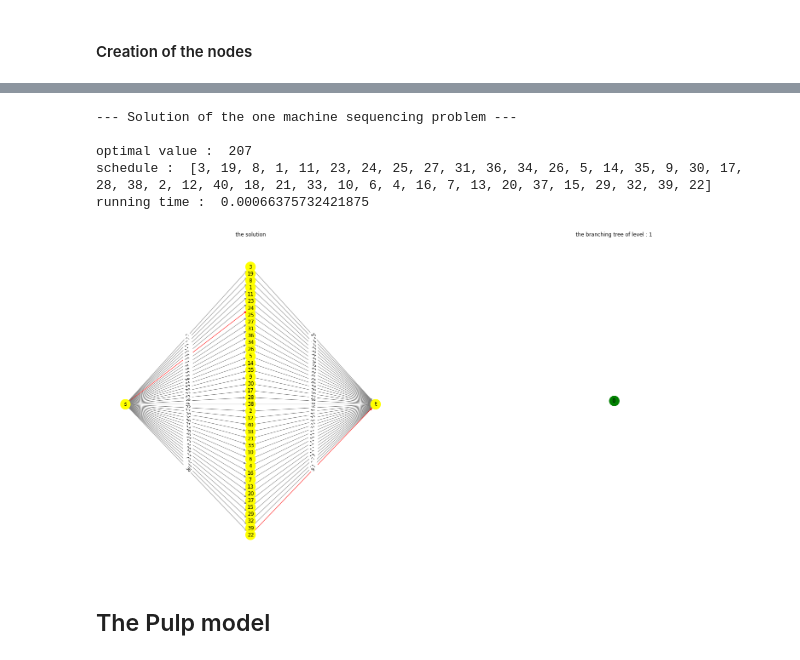
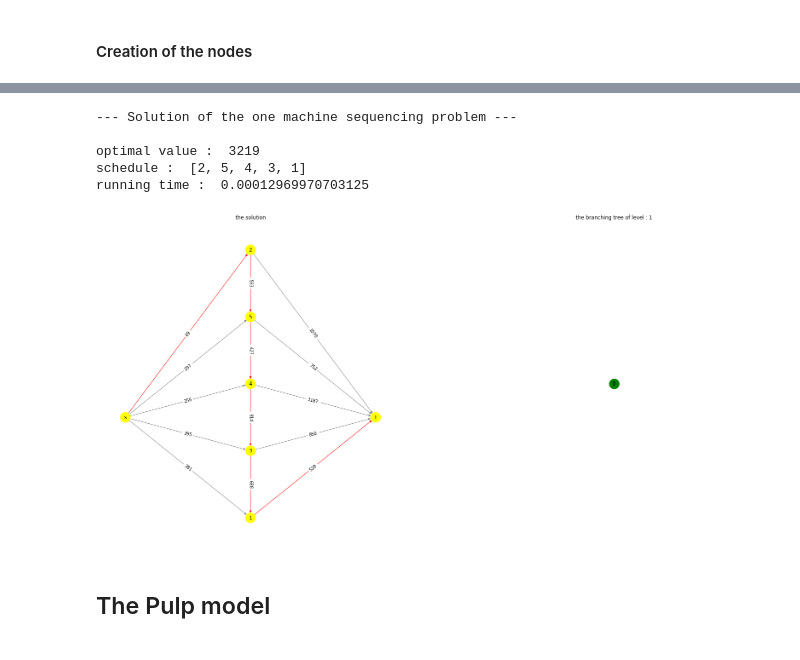
Before and after one commit to lolofo/ro_project_4gm, a Jupyter notebook: project_final/final_project.ipynb, the cells around one changed output, grey strips where cells are left out. Saved outputs shown, nothing was run; the diff lists cells and outputs as text; code cells hidden in the pictures.

```diff
--- a/project_final/final_project.ipynb
+++ b/project_final/final_project.ipynb
@@ -22,6 +28,9 @@ import time                         # evaluate the the performance of the algori
 ### Main structure
 # %%
 class Node :
+    '''
+    definition of the attributes of the class
+    '''
 
     def __init__ (self , N , a , d , q) :
 
@@ -44,7 +53,7 @@ class Node :
             k+=1
 
 
-        # lower bound of the problem
+        # local lower bound
         self._LB = -math.inf
 
         #   attribut to link the nodes in a tree.
@@ -556,7 +579,6 @@ def branch_n_bound(N , a , d , q , msg = 0) :
     Queue = []      # list of nodes to process (a list of integers with the index of nodes to process in the Tree)
     UB = math.inf   # set the upper bound to a sufficiently large number
 
-    eps = 0.0001      # an optimality tolerance of %0.01
     incumbent = []  # initialize the incumbent solution
 
     root = Node(N , a , d , q)      # at the root node no variables are fixed
@@ -565,11 +587,12 @@ def branch_n_bound(N , a , d , q , msg = 0) :
     Queue.append(0)
 
     LB = root._lower_bound(N)
+    root._LB = LB
 
 
     order = 0
 
-    while (Queue!=[] and np.abs(UB-LB)>eps) :                     #   while there is nodes to treat :
+    while (Queue!=[] and np.abs(UB-LB)>=1) :                     #   while there is nodes to treat :
 
         currentindex = Queue[0]             # note that we follow a first-in-first-out node processing strategy
         currentnode = Tree[currentindex]
@@ -588,10 +611,11 @@ def branch_n_bound(N , a , d , q , msg = 0) :
         #   --> update of the upper bound
         #   --> update of the current solution
 
-        if currentUB <= UB :
+        if currentUB < UB :
             UB = currentUB
             incumbent = shr_schedule
             currentnode._update_sol = True  # this node made the current solution better
+
 
 
         if (output['status']=='not_optimal') :
@@ -607,27 +631,25 @@ def branch_n_bound(N , a , d , q , msg = 0) :
             e2._level = currentnode._level +1
 
 
+            #   update of the local lower bound
+            e1._LB = max(currentLB , e1._lower_bound(output['J']) , e1._lower_bound(output['J']+[output['jc']] ))
+            e2._LB = max(currentLB , e2._lower_bound(output['J']) , e2._lower_bound(output['J']+[output['jc']] ))
+
+
             # update of the tree and the queue
-
             Queue.append(len(Tree))
             Queue.append(len(Tree)+1)
 
             Tree.append(e1)
             Tree.append(e2)
 
-            #   update of the local lower bound
-            e1._LB = max(currentLB , e1._lower_bound(output['J']) , e1._lower_bound(output['J']+[output['jc']] ))
-            e2._LB = max(currentLB , e2._lower_bound(output['J']) , e2._lower_bound(output['J']+[output['jc']] ))
 
 
-        LB = min([Tree[n]._LB for n in Queue]) # global lower bound
-
-
+        LB = min([Tree[n]._LB for n in Queue]) # global lower
         Queue.remove(currentindex)
 
 
 
-
     return {'UB' : UB , 'LB' : LB , 'SCHD': incumbent , 'Tree' : Tree}
 # %%
 def construct_tree(Tree) :
@@ -800,14 +825,14 @@ def random_inst(n , dmax) :
 
   return N , a , d, q
 # %%
-N ,a,d,q = random_inst(40,10)
+N ,a,d,q = random_inst(5,1000)
 solution = solve_schrage_heuristic(N,a,d,q)
 # %% [output]
 --- Solution of the one machine sequencing problem ---
 
-optimal value :  207
-schedule :  [3, 19, 8, 1, 11, 23, 24, 25, 27, 31, 36, 34, 26, 5, 14, 35, 9, 30, 17, 28, 38, 2, 12, 40, 18, 21, 33, 10, 6, 4, 16, 7, 13, 20, 37, 15, 29, 32, 39, 22]
-running time :  0.00066375732421875
+optimal value :  3219
+schedule :  [2, 5, 4, 3, 1]
+running time :  0.00012969970703125
-[figure, old version]
+[figure, new version]
 # %% [markdown]
 ## The Pulp model
```
Also changed, not shown: parts of 41 cells of this notebook.
